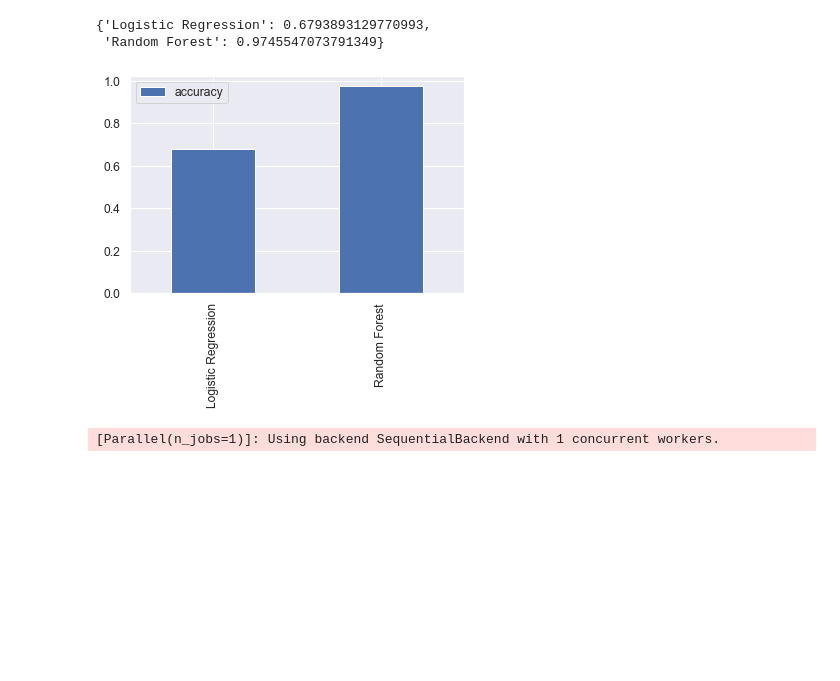
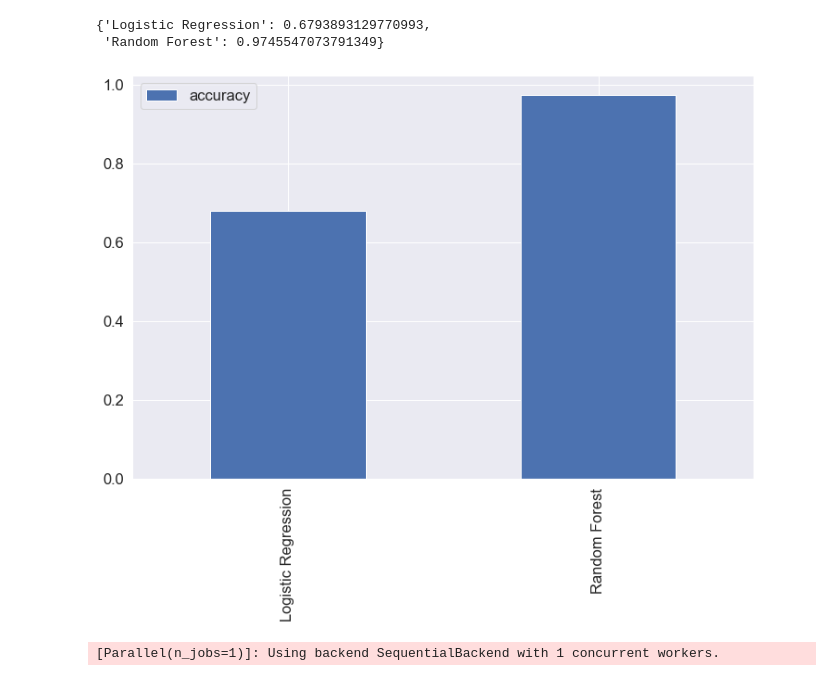
Before and after one commit to marekre90/EmpAttrition, a Jupyter notebook: Employee-Attrition-101.ipynb, the cells around one changed output. Drawn from its saved outputs; the diff is of its cells as text; code cells hidden in the pictures; blank space fills up the shorter version.

```diff
--- a/Employee-Attrition-101.ipynb
+++ b/Employee-Attrition-101.ipynb
@@ -326,9 +327,9 @@ Please also refer to the documentation for alternative solver options:
 # %%
 # Which model has the highest accuracy?
 model_compare = pd.DataFrame(model_scores, index=['accuracy'])
-model_compare.T.plot.bar();
+model_compare.T.plot.bar(figsize=(12,8));
 # %% [output]
-[figure, old version]
+[figure, new version]
 # %%
 #Let's see if we can tune these models by adjusting the hyperparameters with RandomizedSearchCV
 
```
Also changed, not shown: parts of 4 cells of this notebook.
